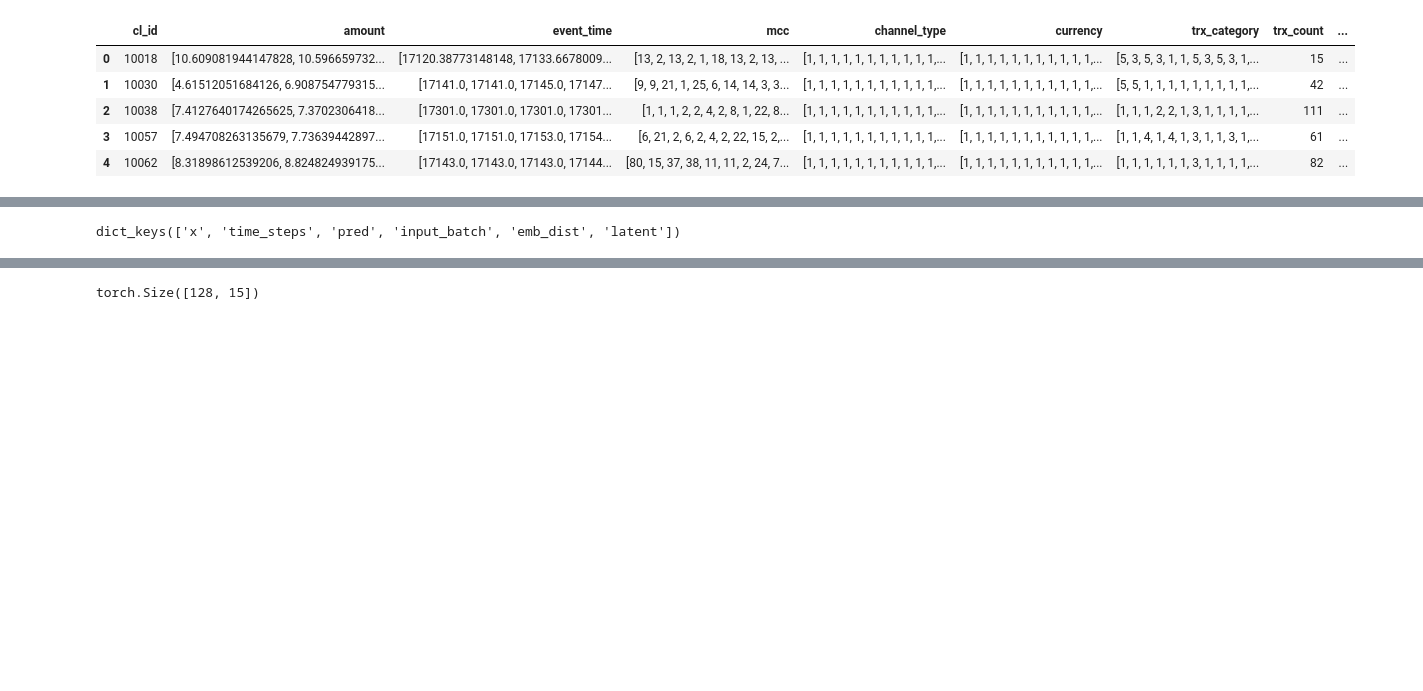
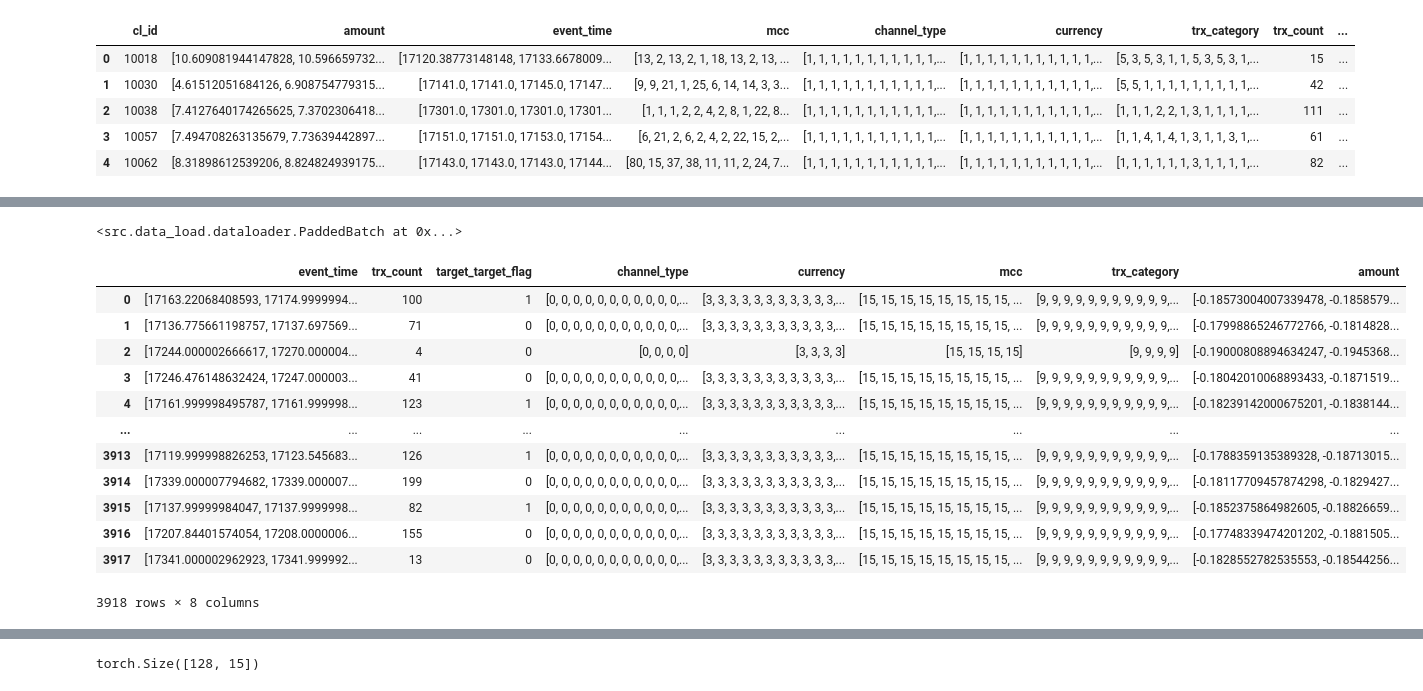
Before and after one commit to VityaVitalich/MLEM, a Jupyter notebook: experiments/rosbank/notebooks/testing.ipynb, the cells around one changed output, grey strips where cells are left out. Saved outputs shown, nothing was run; the diff lists cells and outputs as text; code cells hidden in the pictures; blank space fills up the shorter version.

```diff
--- a/experiments/rosbank/notebooks/testing.ipynb
+++ b/experiments/rosbank/notebooks/testing.ipynb
@@ -68,4 +100,0 @@ out = net(batch[0])
-# %%
-out.keys()
-# %% [output]
-dict_keys(['x', 'time_steps', 'pred', 'input_batch', 'emb_dist', 'latent'])
@@ -71,0 +108,59 @@ dict_keys(['x', 'time_steps', 'pred', 'input_batch', 'emb_dist', 'latent'])
+# %%
+outs[0]['input_batch']
+# %% [output]
+<src.data_load.dataloader.PaddedBatch at 0x...>
+# %%
+order = {}
+
+k = 0
+for key in outs[0]['input_batch'].payload.keys():
+    if key in conf.features.numeric_values.keys():
+        order[k] = key
+        k += 1
+# %%
+df_dic = {'event_time': [], 'trx_count': [], 'target_target_flag': []}
+for feature in conf.features.embeddings.keys():
+    df_dic[feature] = []
+
+for feature in conf.features.numeric_values.keys():
+    df_dic[feature] = []
+
+for out, gt in zip(outs, gts):
+    for key, val in out['emb_dist'].items():
+        df_dic[key].extend(val.cpu().argmax(dim=-1).tolist())
+
+
+    if model_conf.use_deltas:
+        pred_delta = out['pred'][:, :, -1].squeeze(-1)
+        pred = out['pred'][:, :, :-1]
+
+    num_numeric = len(conf.features.numeric_values.keys())
+    numeric_pred = pred[:,:,-num_numeric:]
+    for i in range(num_numeric):
+        cur_key = order[i]
+        cur_val = numeric_pred[:,:,i].cpu().tolist()
+        df_dic[cur_key].extend(cur_val)
+
+    df_dic['event_time'].extend(out['time_steps'][:,1:].tolist())
+    df_dic['trx_count'].extend((out['time_steps'][:,1:] != -1).sum(dim=1).tolist())
+    df_dic['target_target_flag'].extend(gt[1].cpu().tolist())
+# %%
+generated_df = pd.DataFrame.from_dict(df_dic)
+# %%
+generated_df['event_time'] = generated_df['event_time'].apply(lambda x: (np.array(x) * (conf.max_time - conf.min_time)) + conf.min_time)
+# %%
+generated_df
+# %% [output]
+|  | event_time | trx_count | target_target_flag | channel_type | currency | mcc | trx_category | amount |
+| 0 | [17163.22068408593, 17174.9999994... | 100 | 1 | [0, 0, 0, 0, 0, 0, 0, 0, 0, 0, 0,... | [3, 3, 3, 3, 3, 3, 3, 3, 3, 3, 3,... | [15, 15, 15, 15, 15, 15, 15, 15, ... | [9, 9, 9, 9, 9, 9, 9, 9, 9, 9, 9,... | [-0.18573004007339478, -0.1858579... |
+| 1 | [17136.775661198757, 17137.697569... | 71 | 0 | [0, 0, 0, 0, 0, 0, 0, 0, 0, 0, 0,... | [3, 3, 3, 3, 3, 3, 3, 3, 3, 3, 3,... | [15, 15, 15, 15, 15, 15, 15, 15, ... | [9, 9, 9, 9, 9, 9, 9, 9, 9, 9, 9,... | [-0.17998865246772766, -0.1814828... |
+| 2 | [17244.000002666617, 17270.000004... | 4 | 0 | [0, 0, 0, 0] | [3, 3, 3, 3] | [15, 15, 15, 15] | [9, 9, 9, 9] | [-0.19000808894634247, -0.1945368... |
+| 3 | [17246.476148632424, 17247.000003... | 41 | 0 | [0, 0, 0, 0, 0, 0, 0, 0, 0, 0, 0,... | [3, 3, 3, 3, 3, 3, 3, 3, 3, 3, 3,... | [15, 15, 15, 15, 15, 15, 15, 15, ... | [9, 9, 9, 9, 9, 9, 9, 9, 9, 9, 9,... | [-0.18042010068893433, -0.1871519... |
+| 4 | [17161.999998495787, 17161.999998... | 123 | 1 | [0, 0, 0, 0, 0, 0, 0, 0, 0, 0, 0,... | [3, 3, 3, 3, 3, 3, 3, 3, 3, 3, 3,... | [15, 15, 15, 15, 15, 15, 15, 15, ... | [9, 9, 9, 9, 9, 9, 9, 9, 9, 9, 9,... | [-0.18239142000675201, -0.1838144... |
+| ... | ... | ... | ... | ... | ... | ... | ... | ... |
+| 3913 | [17119.999998826253, 17123.545683... | 126 | 1 | [0, 0, 0, 0, 0, 0, 0, 0, 0, 0, 0,... | [3, 3, 3, 3, 3, 3, 3, 3, 3, 3, 3,... | [15, 15, 15, 15, 15, 15, 15, 15, ... | [9, 9, 9, 9, 9, 9, 9, 9, 9, 9, 9,... | [-0.1788359135389328, -0.18713015... |
+| 3914 | [17339.000007794682, 17339.000007... | 199 | 0 | [0, 0, 0, 0, 0, 0, 0, 0, 0, 0, 0,... | [3, 3, 3, 3, 3, 3, 3, 3, 3, 3, 3,... | [15, 15, 15, 15, 15, 15, 15, 15, ... | [9, 9, 9, 9, 9, 9, 9, 9, 9, 9, 9,... | [-0.18117709457874298, -0.1829427... |
+| 3915 | [17137.99999984047, 17137.9999998... | 82 | 1 | [0, 0, 0, 0, 0, 0, 0, 0, 0, 0, 0,... | [3, 3, 3, 3, 3, 3, 3, 3, 3, 3, 3,... | [15, 15, 15, 15, 15, 15, 15, 15, ... | [9, 9, 9, 9, 9, 9, 9, 9, 9, 9, 9,... | [-0.1852375864982605, -0.18826659... |
+| 3916 | [17207.84401574054, 17208.0000006... | 155 | 0 | [0, 0, 0, 0, 0, 0, 0, 0, 0, 0, 0,... | [3, 3, 3, 3, 3, 3, 3, 3, 3, 3, 3,... | [15, 15, 15, 15, 15, 15, 15, 15, ... | [9, 9, 9, 9, 9, 9, 9, 9, 9, 9, 9,... | [-0.17748339474201202, -0.1881505... |
+| 3917 | [17341.000002962923, 17341.999992... | 13 | 0 | [0, 0, 0, 0, 0, 0, 0, 0, 0, 0, 0,... | [3, 3, 3, 3, 3, 3, 3, 3, 3, 3, 3,... | [15, 15, 15, 15, 15, 15, 15, 15, ... | [9, 9, 9, 9, 9, 9, 9, 9, 9, 9, 9,... | [-0.1828552782535553, -0.18544256... |
+3918 rows × 8 columns
```
Also changed, not shown: parts of 25 cells of this notebook, 5 other files.
